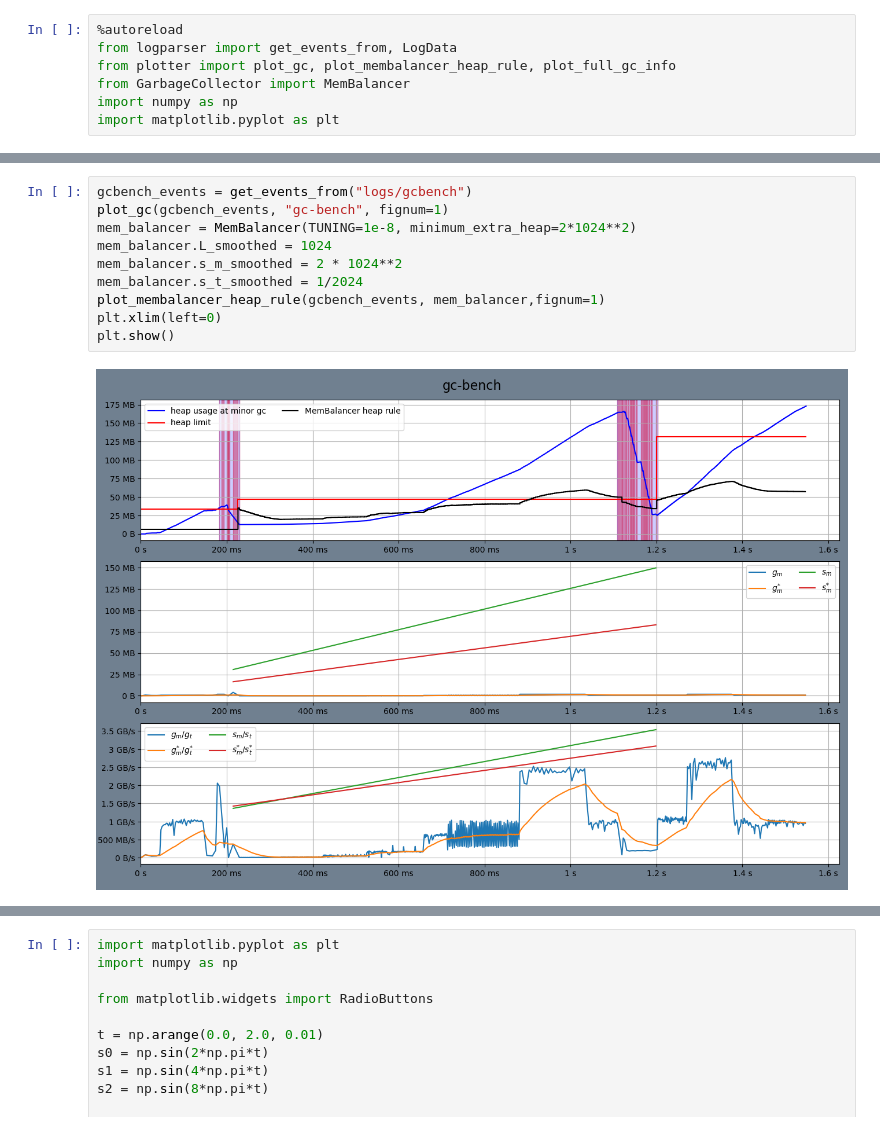
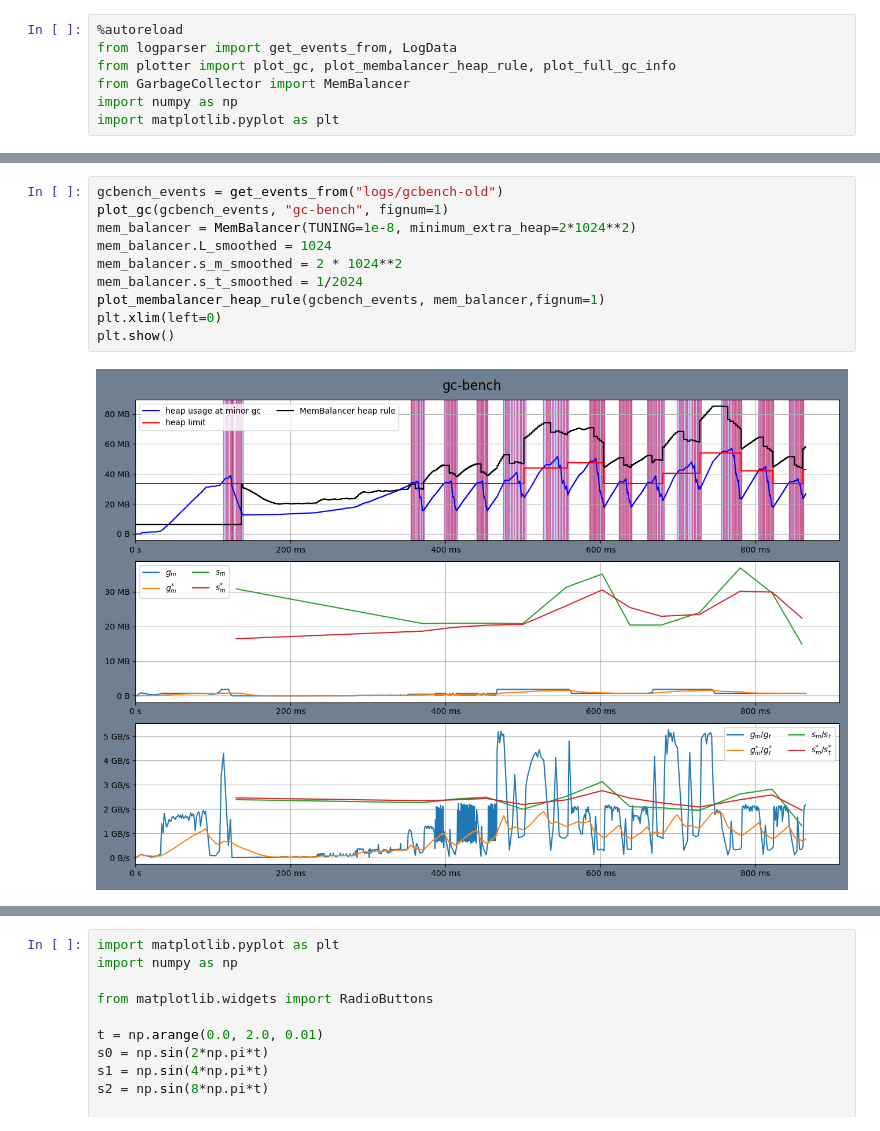
Before and after one commit to enisik/Bachelorarbeit-Skripte, a Jupyter notebook: plots.ipynb, the cells around one changed output, grey strips where cells are left out. Saved outputs shown, nothing was run; the diff lists cells and outputs as text.

```diff
--- a/plots.ipynb
+++ b/plots.ipynb
@@ -22,15 +27,15 @@ plot_full_gc_info(gctranslate_data, "gcbench", 4)
 # %%
-gcbench_events = get_events_from("logs/gcbench")
+gcbench_events = get_events_from("logs/gcbench-old")
 plot_gc(gcbench_events, "gc-bench", fignum=1)
 mem_balancer = MemBalancer(TUNING=1e-8, minimum_extra_heap=2*1024**2)
 mem_balancer.L_smoothed = 1024
 mem_balancer.s_m_smoothed = 2 * 1024**2
 mem_balancer.s_t_smoothed = 1/2024
 plot_membalancer_heap_rule(gcbench_events, mem_balancer,fignum=1)
 plt.xlim(left=0)
 plt.show()
 # %% [output]
-[figure, old version]
+[figure, new version]
 # %%
 gctranslate_events = get_events_from("logs/gctranslate-old")
 plot_gc(gctranslate_events, "gc-translate", fignum=2)
```
Also changed, not shown: parts of 4 cells of this notebook, 2 other files.
